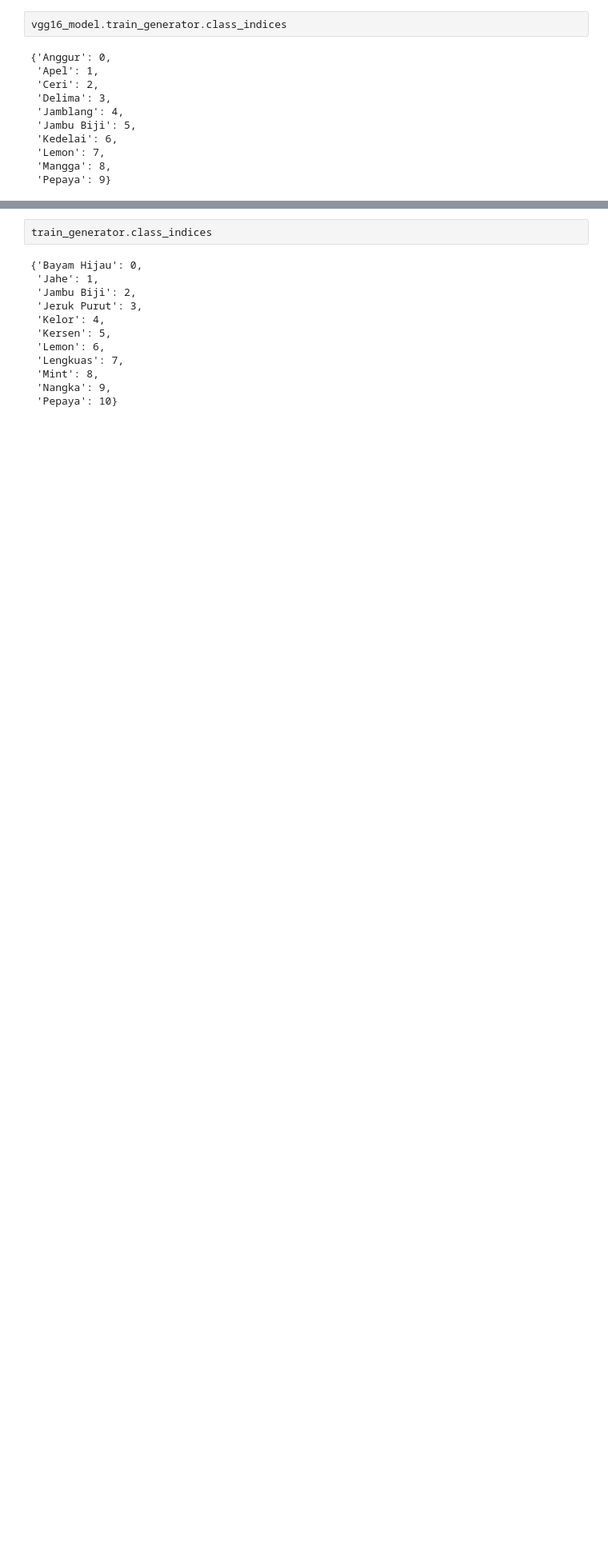
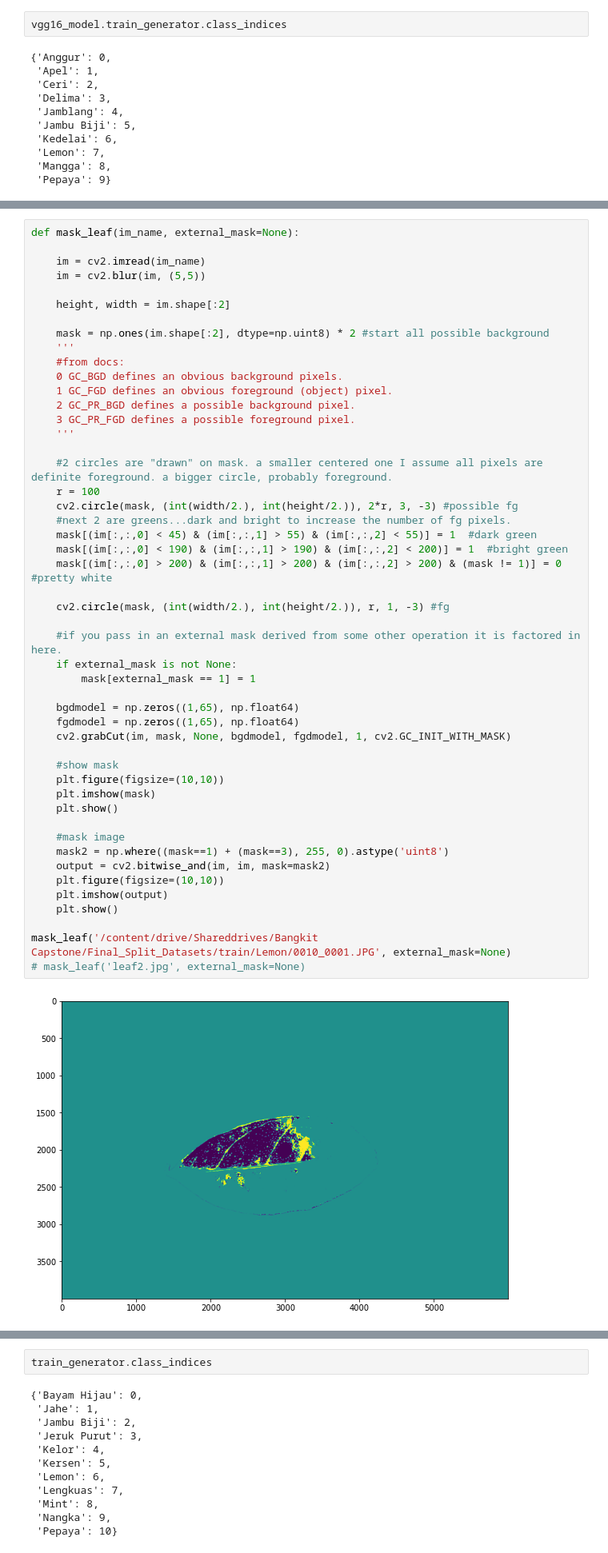
Before and after one commit to rifqoi/Inacure-Machine-Learning, a Jupyter notebook: 03-ensemble.ipynb, the cells around one changed output, grey strips where cells are left out. Shown at 80% size. Cells and saved outputs as stored; diff of their text form; blank space fills up the shorter version.

```diff
--- a/03-ensemble.ipynb
+++ b/03-ensemble.ipynb
@@ -941,0 +963,51 @@ cv2.destroyAllWindows()
+# %%
+def mask_leaf(im_name, external_mask=None):
+
+    im = cv2.imread(im_name)
+    im = cv2.blur(im, (5,5))
+
+    height, width = im.shape[:2]
+
+    mask = np.ones(im.shape[:2], dtype=np.uint8) * 2 #start all possible background
+    '''
+    #from docs:
+    0 GC_BGD defines an obvious background pixels.
+    1 GC_FGD defines an obvious foreground (object) pixel.
+    2 GC_PR_BGD defines a possible background pixel.
+    3 GC_PR_FGD defines a possible foreground pixel.
+    '''
+
+    #2 circles are "drawn" on mask. a smaller centered one I assume all pixels are definite foreground. a bigger circle, probably foreground.
+    r = 100
+    cv2.circle(mask, (int(width/2.), int(height/2.)), 2*r, 3, -3) #possible fg
+    #next 2 are greens...dark and bright to increase the number of fg pixels.
+    mask[(im[:,:,0] < 45) & (im[:,:,1] > 55) & (im[:,:,2] < 55)] = 1  #dark green
+    mask[(im[:,:,0] < 190) & (im[:,:,1] > 190) & (im[:,:,2] < 200)] = 1  #bright green
+    mask[(im[:,:,0] > 200) & (im[:,:,1] > 200) & (im[:,:,2] > 200) & (mask != 1)] = 0 #pretty white
+
+    cv2.circle(mask, (int(width/2.), int(height/2.)), r, 1, -3) #fg
+
+    #if you pass in an external mask derived from some other operation it is factored in here.
+    if external_mask is not None:
+        mask[external_mask == 1] = 1
+
+    bgdmodel = np.zeros((1,65), np.float64)
+    fgdmodel = np.zeros((1,65), np.float64)
+    cv2.grabCut(im, mask, None, bgdmodel, fgdmodel, 1, cv2.GC_INIT_WITH_MASK)
+
+    #show mask
+    plt.figure(figsize=(10,10))
+    plt.imshow(mask)
+    plt.show()
+
+    #mask image
+    mask2 = np.where((mask==1) + (mask==3), 255, 0).astype('uint8')
+    output = cv2.bitwise_and(im, im, mask=mask2)
+    plt.figure(figsize=(10,10))
+    plt.imshow(output)
+    plt.show()
+
+mask_leaf('/content/drive/Shareddrives/Bangkit Capstone/Final_Split_Datasets/train/Lemon/0010_0001.JPG', external_mask=None)
+# mask_leaf('leaf2.jpg', external_mask=None)
+# %% [output]
+[figure, added]
```
Also changed, not shown: parts of 16 cells of this notebook.
